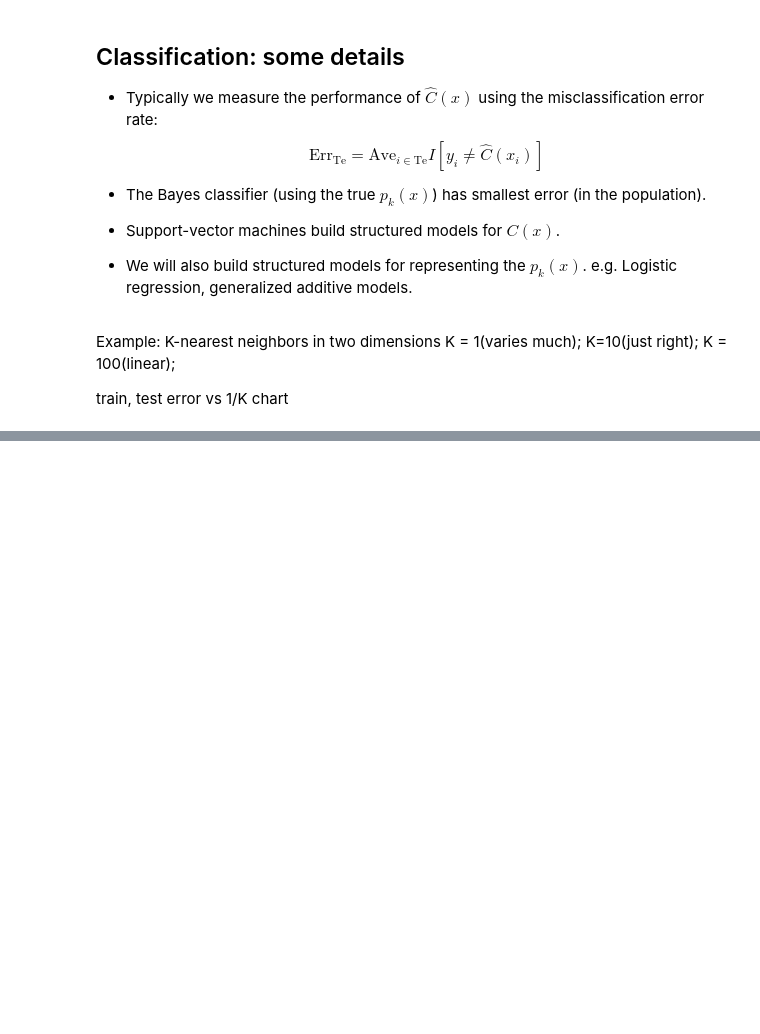
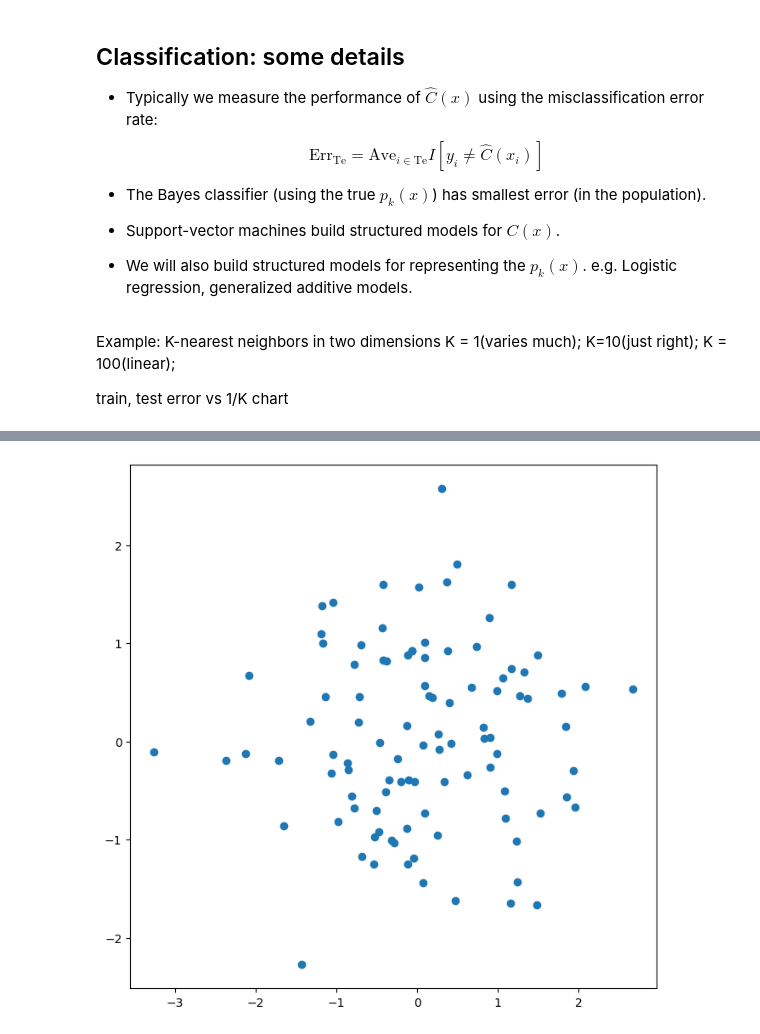
Before and after one commit to Prafful-Vyas/ISLP-Notebooks, a Jupyter notebook: Ch02.ipynb, the cells around one changed output, grey strips where cells are left out. Saved outputs shown, nothing was run; the diff lists cells and outputs as text; code cells hidden in the pictures; blank space fills up the shorter version.

```diff
--- a/Ch02.ipynb
+++ b/Ch02.ipynb
@@ -153,0 +393,5 @@ train, test error vs 1/K chart
+# %%
+fig, ax = subplots(figsize=(8, 8))
+ax.scatter(x, y, marker='o');
+# %% [output]
+[figure, added]
```
Also changed, not shown: parts of 66 cells of this notebook.
